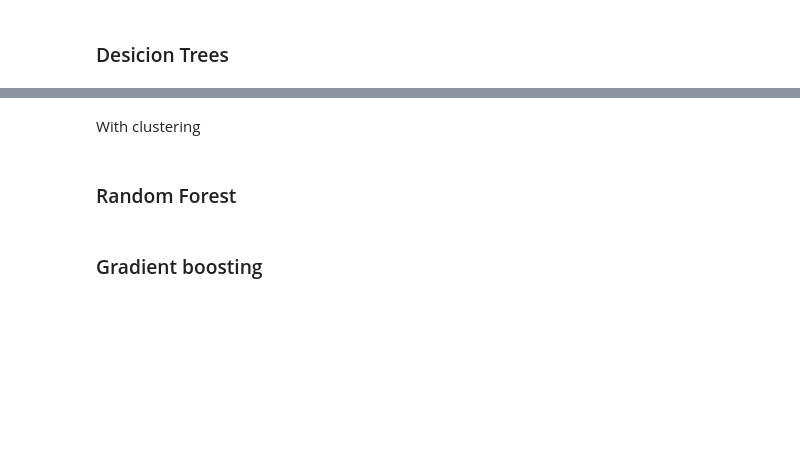
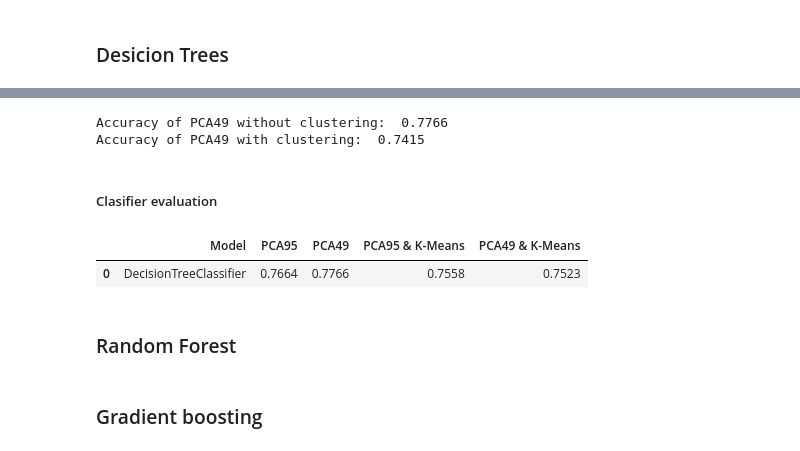
Before and after one commit to Inon-Sinn/Project-Gmar-2, a Jupyter notebook: Part 2 fashion-mnist.ipynb, the cells around one changed output, grey strips where cells are left out. Cells and saved outputs as stored; diff of their text form; code cells hidden in the pictures; blank space fills up the shorter version.

```diff
--- a/Part 2 fashion-mnist.ipynb
+++ b/Part 2 fashion-mnist.ipynb
@@ -387,7 +375,0 @@ With clustering
-# %%
-Knn_pipe = Pipeline([
-    ("kmeans", KMeans(n_clusters=100, random_state=42)),
-    ("Knn", KNeighborsClassifier(n_neighbors=3)),])
-Knn_pipe.fit(X_train_transformed, y_train)
-Knn_pipe_score = Knn_pipe.score(X_test_transformed, y_test)
-print("Accuracy: ", Knn_pipe_score)
@@ -403,12 +392,30 @@ print("Accuracy: ", Knn_49d_score)
-# %% [markdown]
-With clustering
-# %%
-Knn_49d_pipe = Pipeline([
-    ("kmeans", KMeans(n_clusters=50, random_state=42)),
-    ("Knn", KNeighborsClassifier(n_neighbors=3)),])
-Knn_49d_pipe.fit(X_train_transformed, y_train)
-Knn_49d_pipe_score = Knn_49d_pipe.score(X_test_transformed, y_test)
-print("Accuracy: ", Knn_49d_pipe_score)
+# %%
+dTree_49d = DecisionTreeClassifier(random_state=42)
+dTree_49d.fit(X_train_transformed_49d,y_train)
+dTree_49d_score=dTree_49d.score(X_test_transformed_49d,y_test)
+print("Accuracy of PCA49 without clustering: ", dTree_49d_score)
+
+dTree_49d_pipe = Pipeline([("kmeans", KMeans(n_clusters=50, random_state=42)),
+                    ("Desicion Tree", DecisionTreeClassifier(random_state=42)),])
+dTree_49d_pipe.fit(X_train_transformed_49d, y_train)
+dTree_49d_pipe_score=dTree_49d_pipe.score(X_test_transformed_49d, y_test)
+print("Accuracy of PCA49 with clustering: ", dTree_49d_pipe_score)
+# %% [output]
+Accuracy of PCA49 without clustering:  0.7766
+Accuracy of PCA49 with clustering:  0.7415
+# %% [markdown]
+##### Clasifier evaluation
+# %%
+dTreeScores = pd.DataFrame({
+    'Model':['DecisionTreeClassifier'],
+    'PCA95':[dTree_score],
+    'PCA49':[dTree_49d_score],
+    'PCA95 & K-Means':[dTree_pipe_score],
+    'PCA49 & K-Means':[dTree_49d_pipe_score]})
+dTreeScores
+# %% [output]
+|  | Model | PCA95 | PCA49 | PCA95 & K-Means | PCA49 & K-Means |
+| 0 | DecisionTreeClassifier | 0.7664 | 0.7766 | 0.7558 | 0.7523 |
 # %% [markdown]
 ### Random Forest
 # %% [markdown]
```
Also changed, not shown: parts of 15 cells of this notebook, 1 other file.
